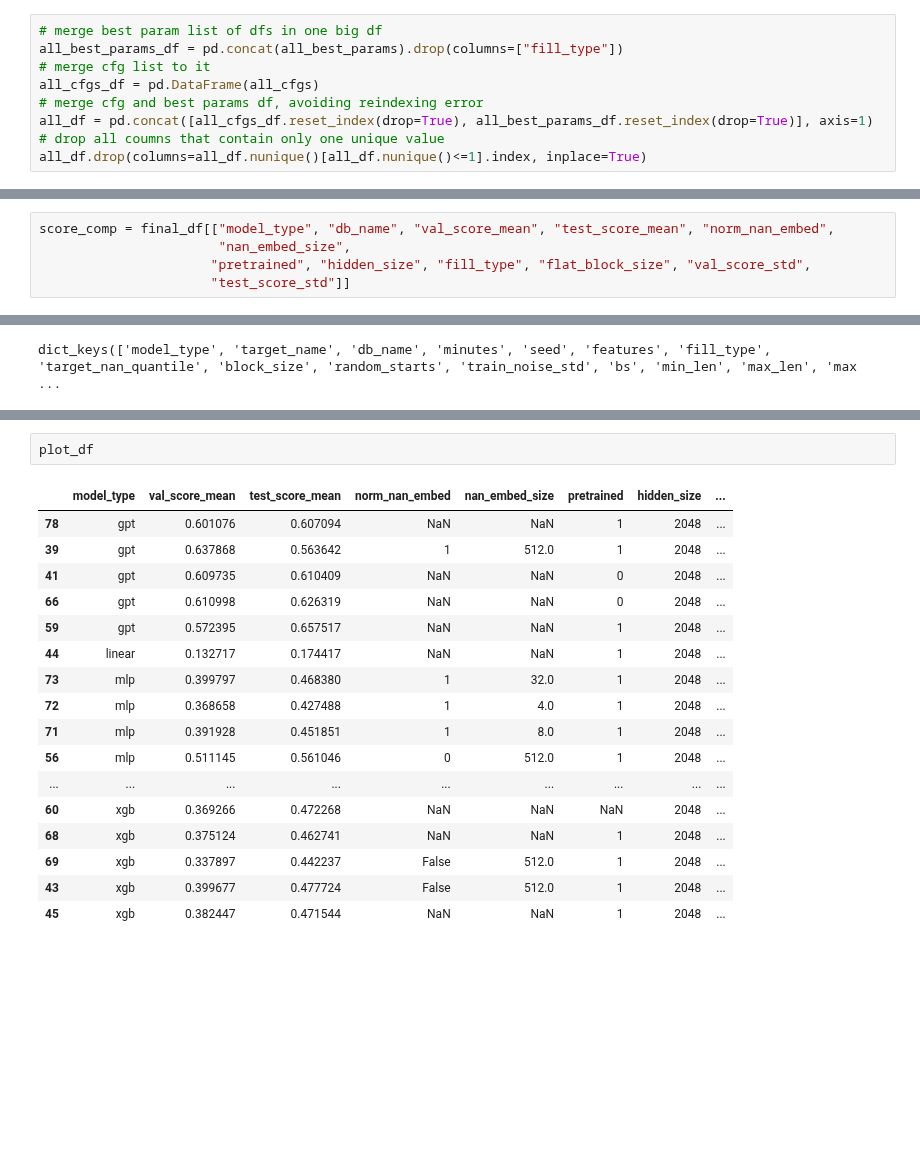
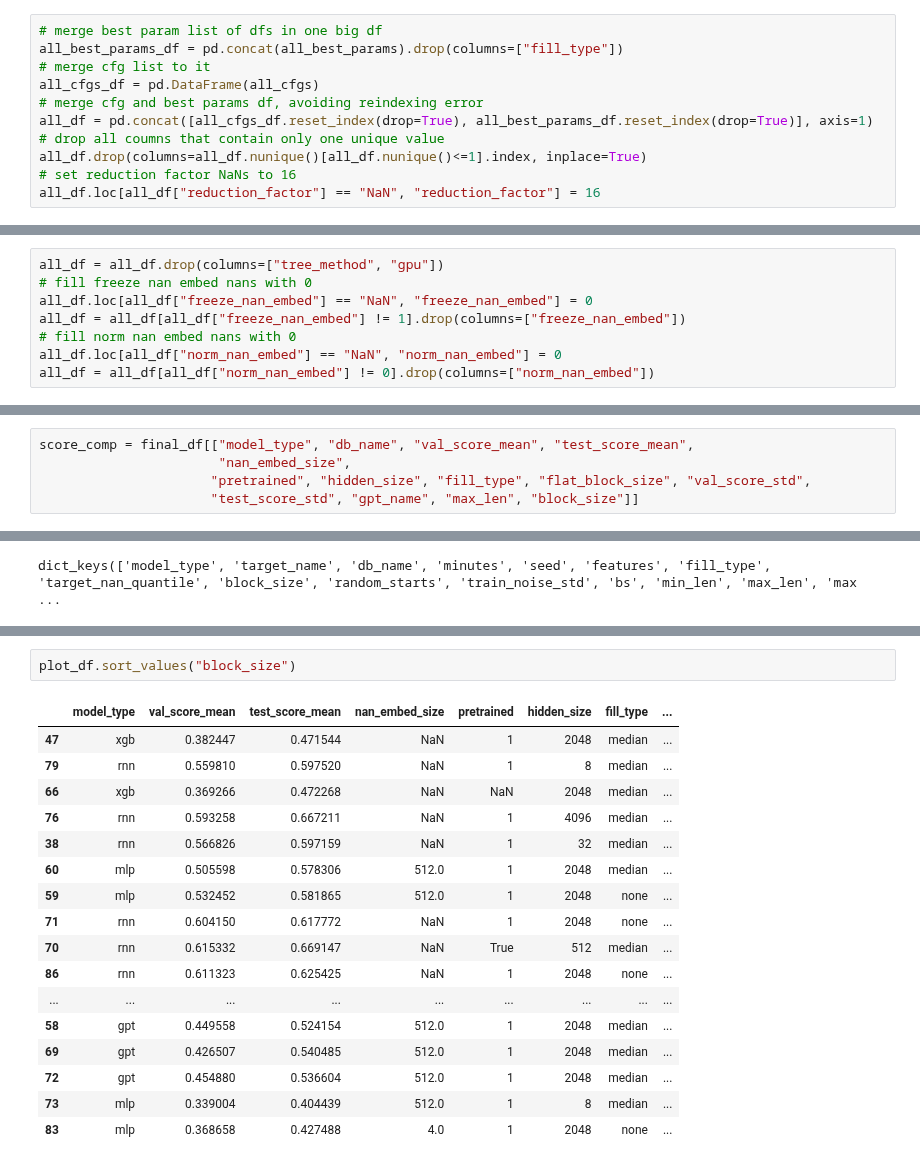
Before and after one commit to NotNANtoN/icp_prediction, a Jupyter notebook: analyze_tunings.ipynb, the cells around one changed output, grey strips where cells are left out. Drawn from its saved outputs; the diff is of its cells as text; blank space fills up the shorter version.

```diff
--- a/analyze_tunings.ipynb
+++ b/analyze_tunings.ipynb
@@ -58,6 +58,8 @@ all_cfgs_df = pd.DataFrame(all_cfgs)
 all_df = pd.concat([all_cfgs_df.reset_index(drop=True), all_best_params_df.reset_index(drop=True)], axis=1)
 # drop all coumns that contain only one unique value
 all_df.drop(columns=all_df.nunique()[all_df.nunique()<=1].index, inplace=True)
+# set reduction factor NaNs to 16
+all_df.loc[all_df["reduction_factor"] == "NaN", "reduction_factor"] = 16
 # %%
 all_df
 # %% [output]
@@ -134,3 +133,11 @@ all_df = all_df[all_df["freeze_nan_embed"] != 1].drop(columns=["freeze_nan_embed
+# %%
+all_df = all_df.drop(columns=["tree_method", "gpu"])
+# fill freeze nan embed nans with 0
+all_df.loc[all_df["freeze_nan_embed"] == "NaN", "freeze_nan_embed"] = 0
+all_df = all_df[all_df["freeze_nan_embed"] != 1].drop(columns=["freeze_nan_embed"])
+# fill norm nan embed nans with 0
+all_df.loc[all_df["norm_nan_embed"] == "NaN", "norm_nan_embed"] = 0
+all_df = all_df[all_df["norm_nan_embed"] != 0].drop(columns=["norm_nan_embed"])
 # %%
 final_df = all_df[all_df["max_epochs"] == 30]
 final_df = final_df[final_df["opt_steps"] == 200]
@@ -151,6 +159,6 @@ Index(['model_type', 'db_name', 'fill_type', 'block_size', 'bs', 'max_len',
       dtype='object')
 # %%
-score_comp = final_df[["model_type", "db_name", "val_score_mean", "test_score_mean", "norm_nan_embed",
+score_comp = final_df[["model_type", "db_name", "val_score_mean", "test_score_mean",
                        "nan_embed_size",
                       "pretrained", "hidden_size", "fill_type", "flat_block_size", "val_score_std",
-                      "test_score_std"]]
+                      "test_score_std", "gpt_name", "max_len", "block_size"]]
@@ -225,20 +320,20 @@ rnn_df[["hidden_size", "val_score_mean", "val_score_std", "test_score_mean", "te
 # %%
-plot_df
+plot_df.sort_values("block_size")
 # %% [output]
-|  | model_type | val_score_mean | test_score_mean | norm_nan_embed | nan_embed_size | pretrained | hidden_size | ... |
-| 78 | gpt | 0.601076 | 0.607094 | NaN | NaN | 1 | 2048 | ... |
-| 39 | gpt | 0.637868 | 0.563642 | 1 | 512.0 | 1 | 2048 | ... |
-| 41 | gpt | 0.609735 | 0.610409 | NaN | NaN | 0 | 2048 | ... |
-| 66 | gpt | 0.610998 | 0.626319 | NaN | NaN | 0 | 2048 | ... |
-| 59 | gpt | 0.572395 | 0.657517 | NaN | NaN | 1 | 2048 | ... |
-| 44 | linear | 0.132717 | 0.174417 | NaN | NaN | 1 | 2048 | ... |
-| 73 | mlp | 0.399797 | 0.468380 | 1 | 32.0 | 1 | 2048 | ... |
-| 72 | mlp | 0.368658 | 0.427488 | 1 | 4.0 | 1 | 2048 | ... |
-| 71 | mlp | 0.391928 | 0.451851 | 1 | 8.0 | 1 | 2048 | ... |
-| 56 | mlp | 0.511145 | 0.561046 | 0 | 512.0 | 1 | 2048 | ... |
+|  | model_type | val_score_mean | test_score_mean | nan_embed_size | pretrained | hidden_size | fill_type | ... |
+| 47 | xgb | 0.382447 | 0.471544 | NaN | 1 | 2048 | median | ... |
+| 79 | rnn | 0.559810 | 0.597520 | NaN | 1 | 8 | median | ... |
+| 66 | xgb | 0.369266 | 0.472268 | NaN | NaN | 2048 | median | ... |
+| 76 | rnn | 0.593258 | 0.667211 | NaN | 1 | 4096 | median | ... |
+| 38 | rnn | 0.566826 | 0.597159 | NaN | 1 | 32 | median | ... |
+| 60 | mlp | 0.505598 | 0.578306 | 512.0 | 1 | 2048 | median | ... |
+| 59 | mlp | 0.532452 | 0.581865 | 512.0 | 1 | 2048 | none | ... |
+| 71 | rnn | 0.604150 | 0.617772 | NaN | 1 | 2048 | none | ... |
+| 70 | rnn | 0.615332 | 0.669147 | NaN | True | 512 | median | ... |
+| 86 | rnn | 0.611323 | 0.625425 | NaN | 1 | 2048 | none | ... |
 | ... | ... | ... | ... | ... | ... | ... | ... | ... |
-| 60 | xgb | 0.369266 | 0.472268 | NaN | NaN | NaN | 2048 | ... |
-| 68 | xgb | 0.375124 | 0.462741 | NaN | NaN | 1 | 2048 | ... |
-| 69 | xgb | 0.337897 | 0.442237 | False | 512.0 | 1 | 2048 | ... |
-| 43 | xgb | 0.399677 | 0.477724 | False | 512.0 | 1 | 2048 | ... |
-| 45 | xgb | 0.382447 | 0.471544 | NaN | NaN | 1 | 2048 | ... |
+| 58 | gpt | 0.449558 | 0.524154 | 512.0 | 1 | 2048 | median | ... |
+| 69 | gpt | 0.426507 | 0.540485 | 512.0 | 1 | 2048 | median | ... |
+| 72 | gpt | 0.454880 | 0.536604 | 512.0 | 1 | 2048 | median | ... |
+| 73 | mlp | 0.339004 | 0.404439 | 512.0 | 1 | 8 | median | ... |
+| 83 | mlp | 0.368658 | 0.427488 | 4.0 | 1 | 2048 | none | ... |
```
Also changed, not shown: parts of 20 cells of this notebook, 5 other files.
